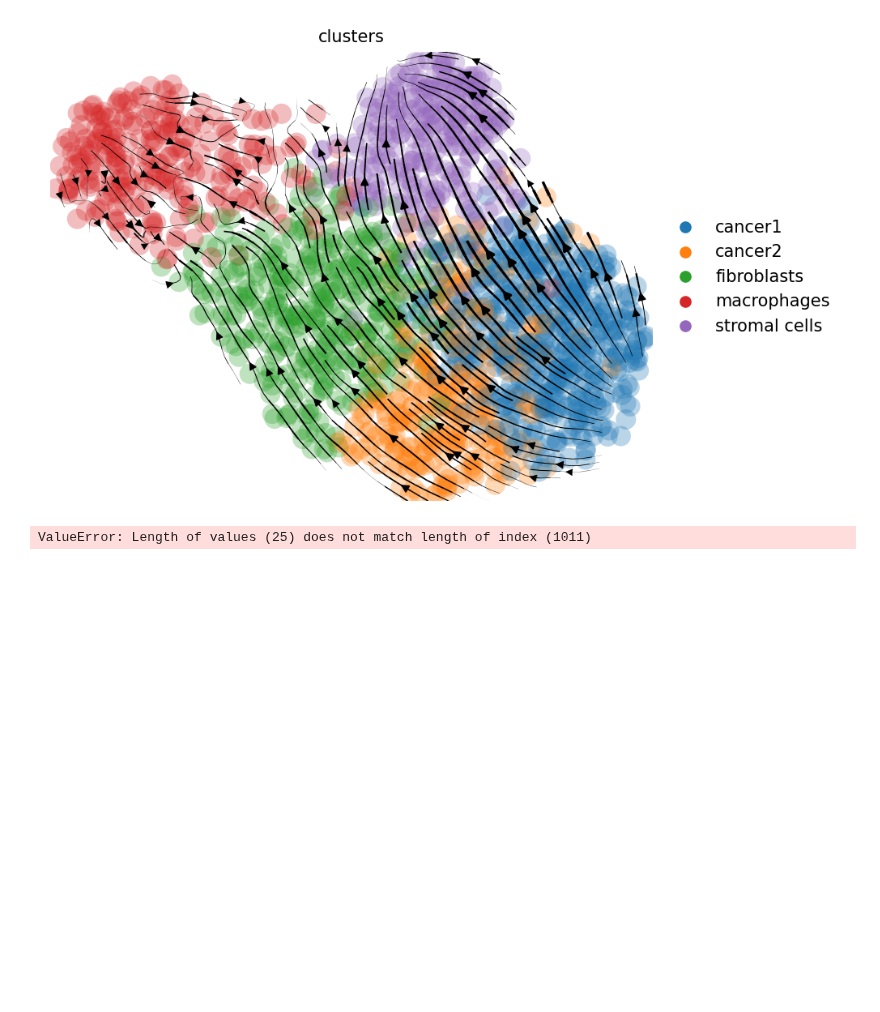
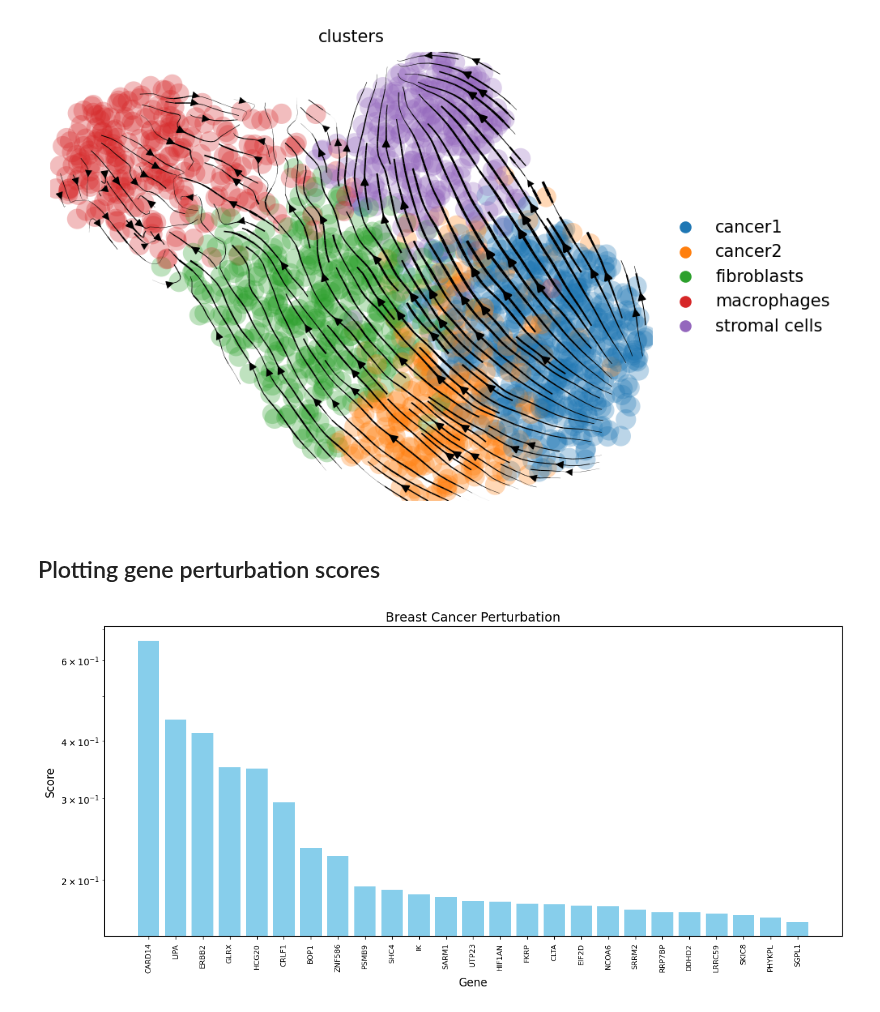
Before and after one commit to mcgilldinglab/veloAgent, a Jupyter notebook: tutorial/perturbation_tutorial.ipynb, the cells around one changed output. Drawn from its saved outputs; the diff is of its cells as text; code cells hidden in the pictures; blank space fills up the shorter version.

Commit message:
perturbations.py documentation

```diff
--- a/tutorial/perturbation_tutorial.ipynb
+++ b/tutorial/perturbation_tutorial.ipynb
@@ -133,7 +134,9 @@ scv.pl.velocity_embedding_stream(bdata,
                                  dpi=150)
 # %% [output]
 [figure]
+# %% [markdown]
+## Plotting gene perturbation scores
 # %%
-veloagents.perturb_score_plt(scores, gene_list)
+veloagent.perturb_score_plt(scores, gene_list)
 # %% [output]
-ValueError: Length of values (25) does not match length of index (1011)
+[figure, added]
```
Also changed, not shown: parts of 3 cells of this notebook, 1 other file.
